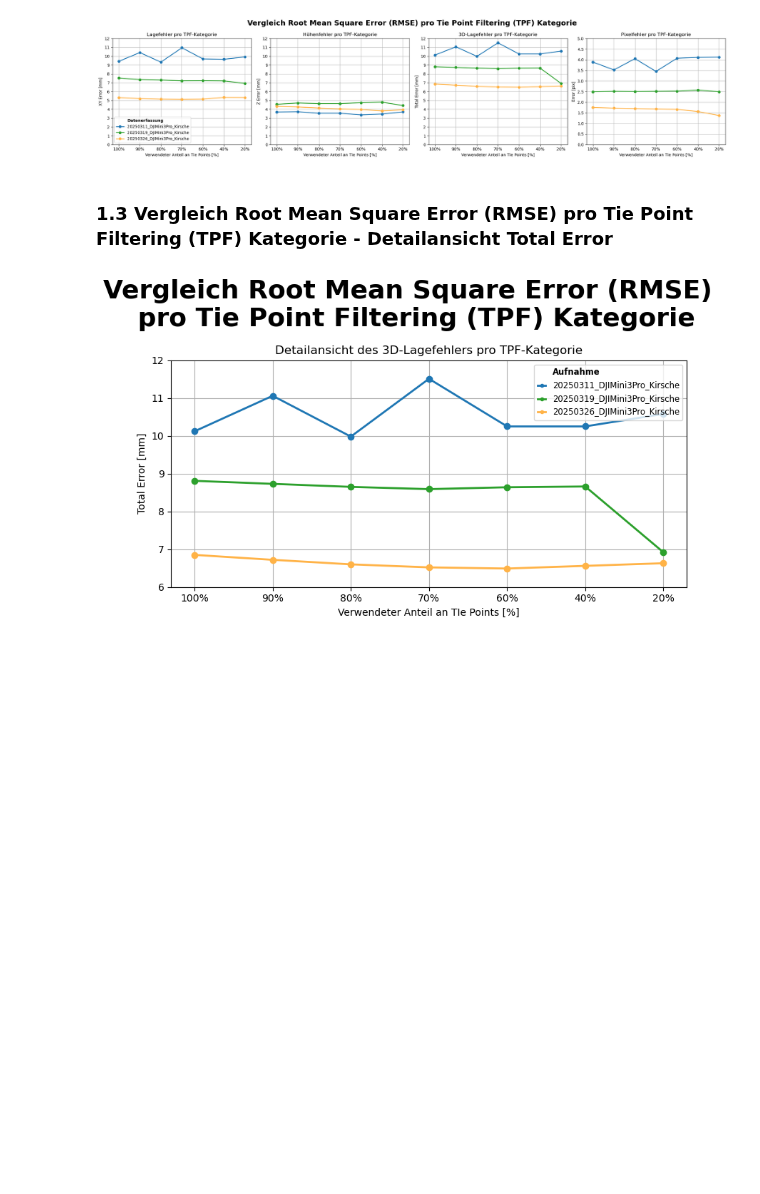
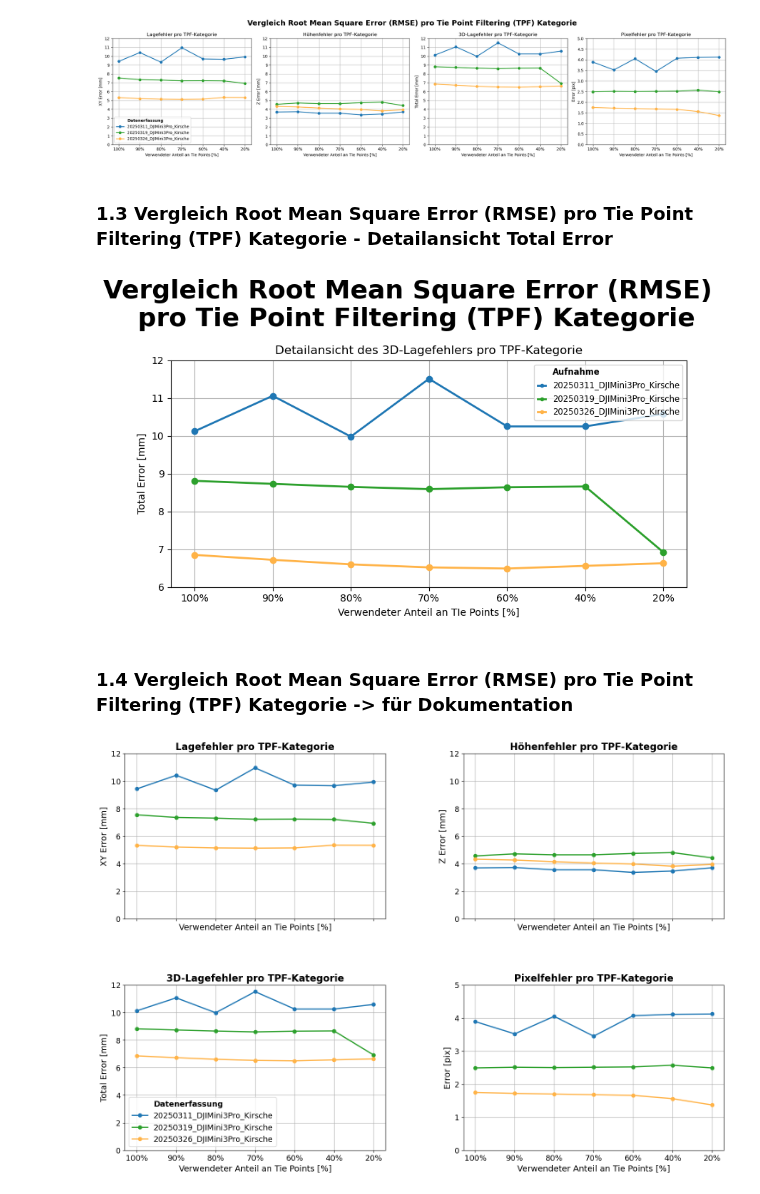
Before and after one commit to naamp/BTh11_Trieblaengenwachstum, a Jupyter notebook: 03_TPF_Statistics/03_TPF_Statistics.ipynb, the cells around one changed output. Drawn from its saved outputs; the diff is of its cells as text; code cells hidden in the pictures; blank space fills up the shorter version.

```diff
--- a/03_TPF_Statistics/03_TPF_Statistics.ipynb
+++ b/03_TPF_Statistics/03_TPF_Statistics.ipynb
@@ -188,3 +187,76 @@ plt.tight_layout()
 plt.show()
 # %% [output]
 [figure]
+# %% [markdown]
+### 1.4 Vergleich Root Mean Square Error (RMSE) pro Tie Point Filtering (TPF) Kategorie -> für Dokumentation
+# %%
+import matplotlib.pyplot as plt
+from matplotlib.ticker import MultipleLocator
+import pandas as pd
+
+# TPF-Kategorien festlegen
+combined_df["TPF"] = pd.Categorical(
+    combined_df["TPF"],
+    categories=["100%", "90%", "80%", "70%", "60%", "40%", "20%"],
+    ordered=True
+)
+
+# Attributdefinitionen
+attributes = [
+    ("XY_Error_mm", "Lagefehler pro TPF-Kategorie", "XY Error [mm]", (0, 12), 1),
+    ("Z_Error_mm", "Höhenfehler pro TPF-Kategorie", "Z Error [mm]", (0, 12), 1),
+    ("Total_Error_mm", "3D-Lagefehler pro TPF-Kategorie", "Total Error [mm]", (0, 12), 1),
+    ("Error_pix", "Pixelfehler pro TPF-Kategorie", "Error [pix]", (0, 5), 0.5),
+]
+
+# Farbdefinition pro Aufnahme
+aufnahme_colors = {
+    "20250311_DJIMini3Pro_Kirsche": "#1f77b4",
+    "20250319_DJIMini3Pro_Kirsche": "#2ca02c",
+    "20250326_DJIMini3Pro_Kirsche": "#FFB347",
+}
+
+# X-Achsen-Ticks fix
+x_categories = ["100%", "90%", "80%", "70%", "60%", "40%", "20%"]
+
+# Plot-Vorbereitung
+fig, axes = plt.subplots(2, 2, figsize=(18, 12), sharex=True)
+axes = axes.flatten()
+
+for ax, (attr, title, ylabel, ylim, step) in zip(axes, attributes):
+    for aufnahme_id, group in combined_df.groupby("Aufnahme_ID"):
+        group_sorted = group.sort_values("TPF")
+        ax.plot(
+            group_sorted["TPF"],
+            group_sorted[attr],
+            label=aufnahme_id,
+            marker="o",
+            linewidth=2,
+            color=aufnahme_colors[aufnahme_id]
+        )
+    ax.set_title(title, fontweight="bold", fontsize=16)
+    ax.set_ylim(*ylim)
+    ax.set_xticks(x_categories)
+    ax.set_xticklabels(x_categories, rotation=0, fontsize=13)
+    ax.set_ylabel(ylabel, fontsize=14)
+    ax.set_xlabel("Verwendeter Anteil an Tie Points [%]", fontsize=14)
+    ax.tick_params(axis='y', labelsize=13)
+    ax.grid(True)
+
+# Legende unten links im untersten linken Plot (Index 2)
+handles, labels = axes[2].get_legend_handles_labels()
+handles = [plt.Line2D([], [], color='none')] + handles
+labels = ["Datenerfassung"] + labels
+legend = axes[2].legend(
+    handles, labels,
+    loc="lower left",
+    frameon=True,
+    fontsize=13
+)
+legend.get_texts()[0].set_weight("bold")
+
+# Abstand zwischen den Plots
+plt.subplots_adjust(hspace=0.4, wspace=0.3)
+plt.show()
+# %% [output]
+[figure, added]
```
Also changed, not shown: parts of 1 cell of this notebook, 10 other files.
